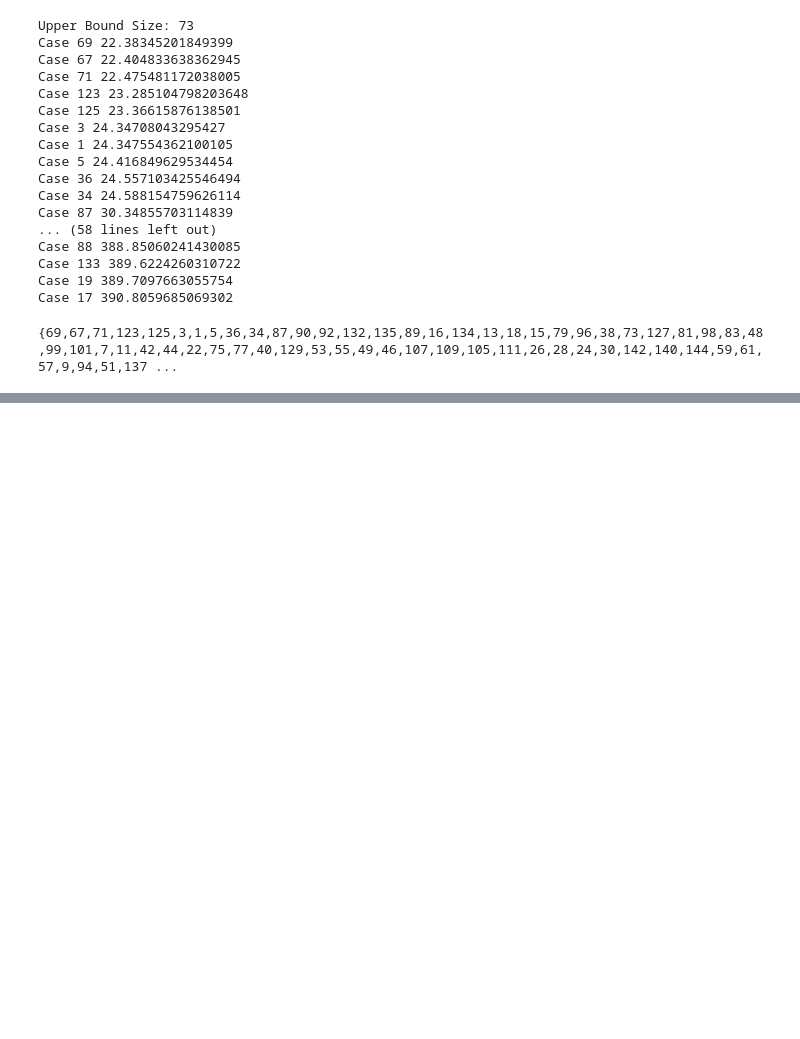
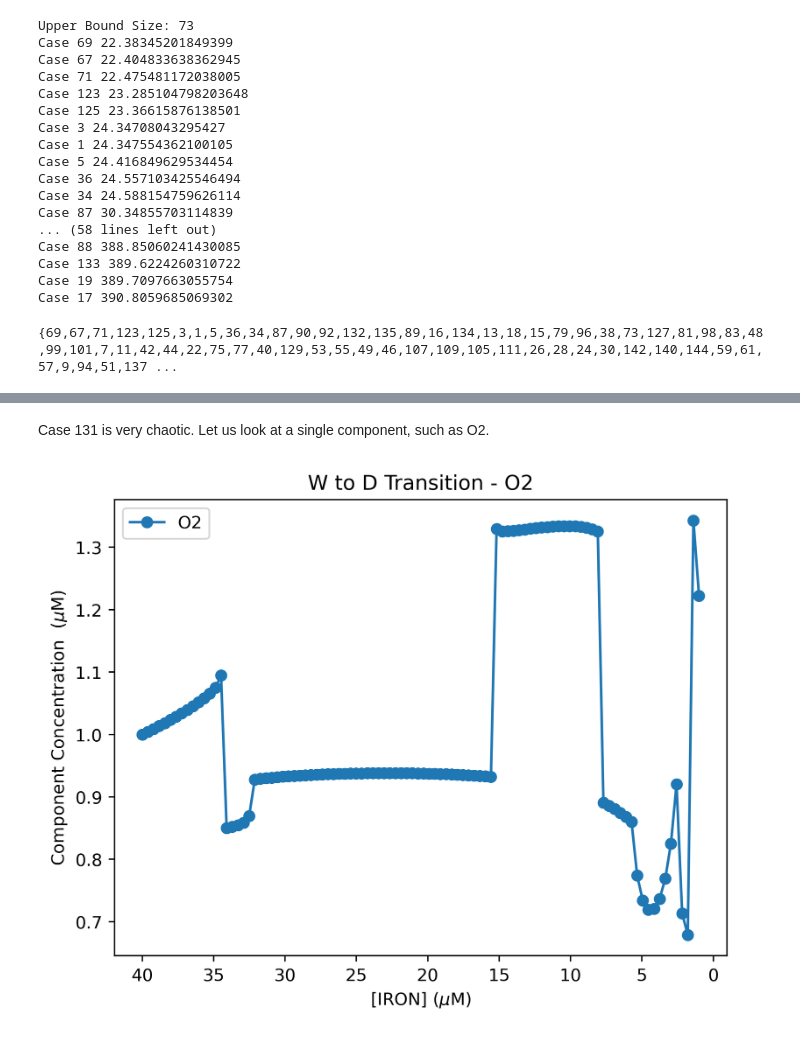
Before and after one commit to ShantanuT01/AutoregulatedKineticIronCellModel, a Jupyter notebook: SteadyStateAnalysis/WanderingSteadyState.ipynb, the cells around one changed output, grey strips where cells are left out. Cells and saved outputs as stored; diff of their text form; code cells hidden in the pictures; blank space fills up the shorter version.

```diff
--- a/SteadyStateAnalysis/WanderingSteadyState.ipynb
+++ b/SteadyStateAnalysis/WanderingSteadyState.ipynb
@@ -78,0 +102,13 @@ print("{" +",".join(targetCases) +"}")
+# %% [markdown]
+Case 131 is very chaotic. Let us look at a single component, such as O2.
+# %%
+y = failedcrm.dstate.data['O2'].values
+plt.plot(x,y,marker='o',label='O2')
+plt.title("W to D Transition - O2")
+plt.xlabel("[IRON] ($\mu$M)")
+plt.gca().invert_xaxis()
+plt.ylabel("Component Concentration  ($\mu$M)")
+plt.legend()
+plt.show()
+# %% [output]
+[figure, added]
```
Also changed, not shown: parts of 4 cells of this notebook, 24 other files.
